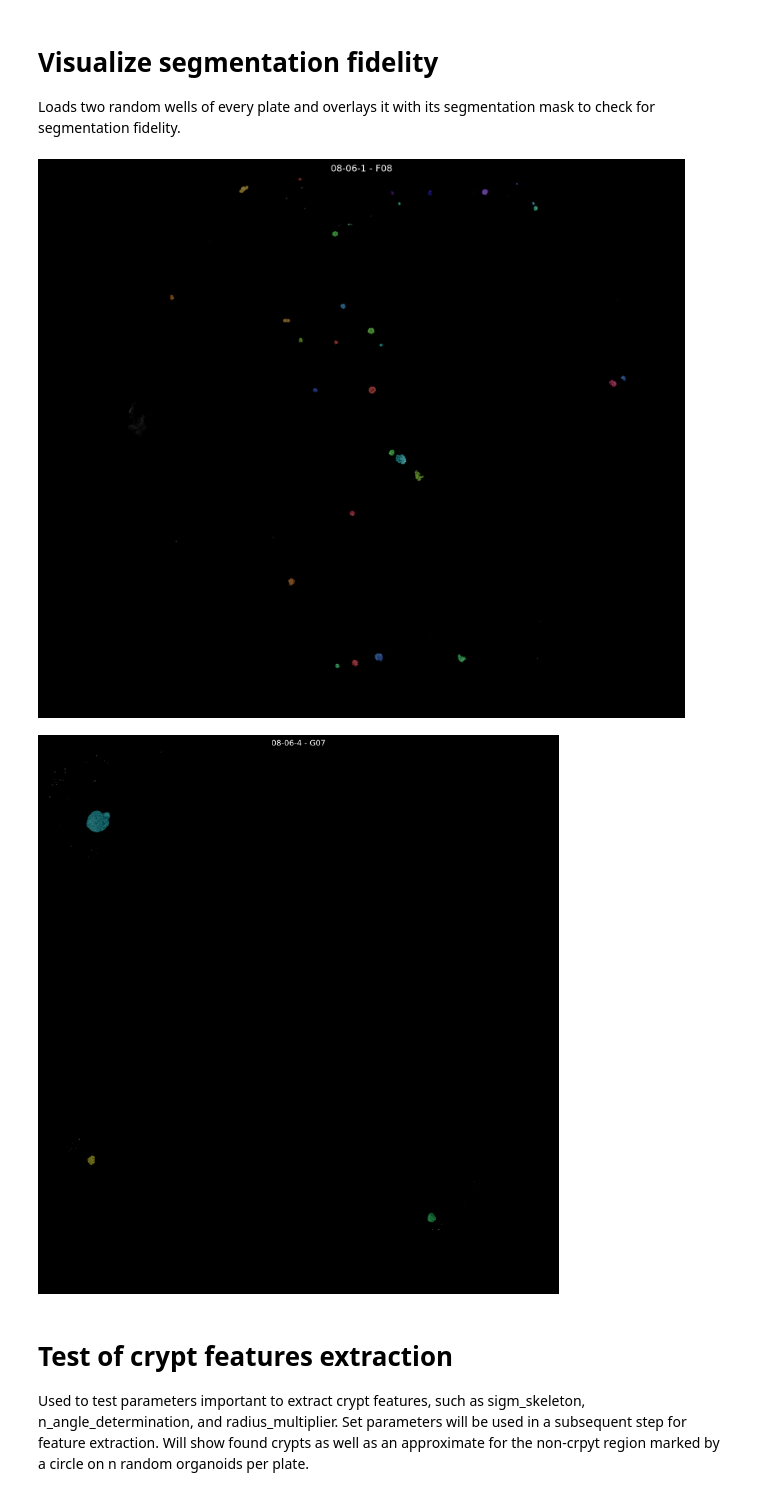
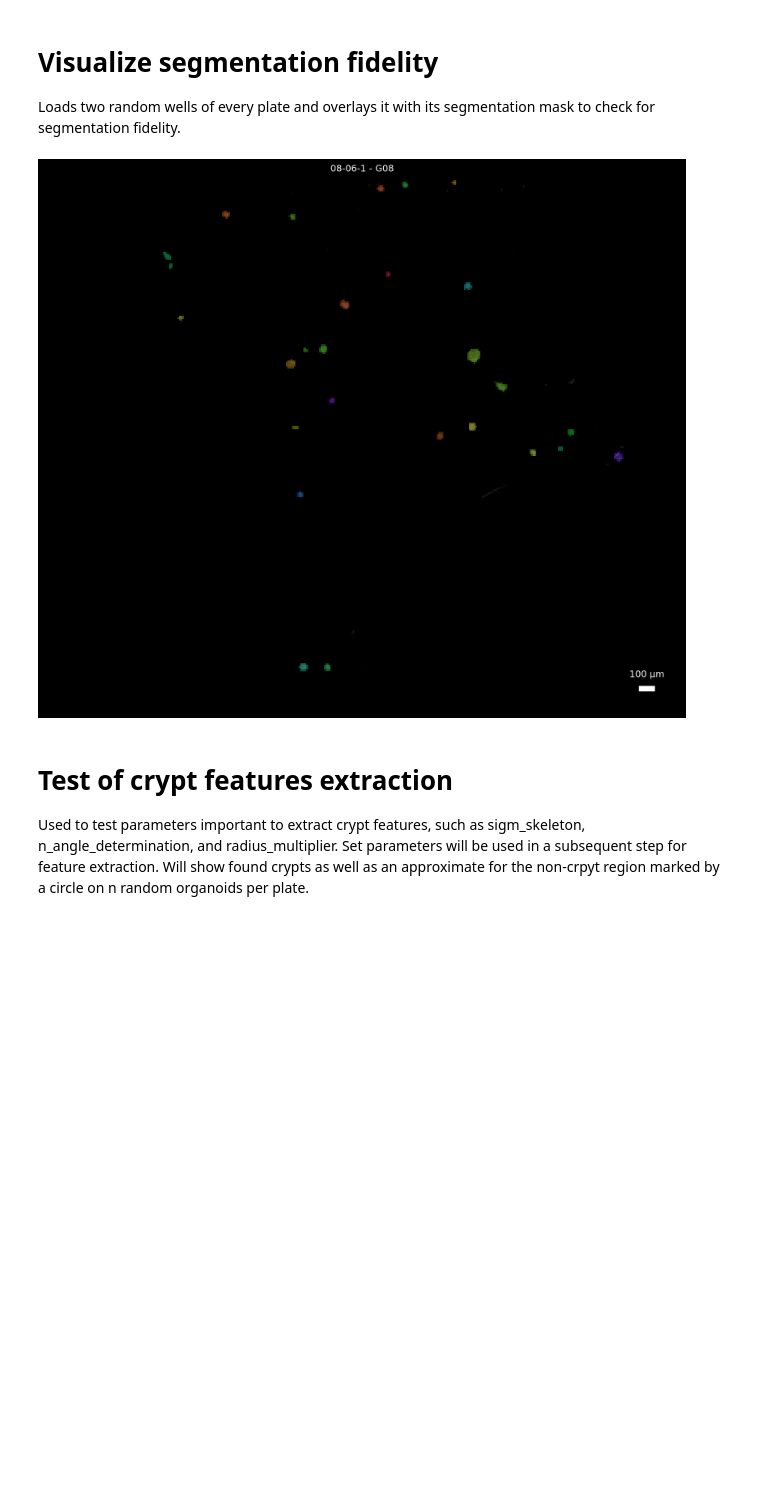
Before and after one commit to fmi-basel/ATMC_Analysis, a Jupyter notebook: 1_FeatureExtraction.ipynb, the cells around one changed output. Cells and saved outputs as stored; diff of their text form; code cells hidden in the pictures; blank space fills up the shorter version.

```diff
--- a/1_FeatureExtraction.ipynb
+++ b/1_FeatureExtraction.ipynb
@@ -138,22 +121,22 @@ Loads two random wells of every plate and overlays it with its segmentation mask
 # %%
 channel = [0] # Channel to plot. Related to order of stainings in "stainings" dictionary.
 channel_colors = ["Gray"] # Color of channel to plot.
 channel_ranges = [[100,4000]] # Range of values to plot for channel. Must
 n = 1 # Number of wells to plot per timepoint.
-pyriamid_lvl_plot = 2 # OME_zarr Pyramid level to plot.
+pyriamid_lvl_plot = 4 # OME_zarr Pyramid level to plot.
 
 segmentation_fidelity_check(
     ome_zarr_dict,
     channels = channel,
     channel_colors = channel_colors,
     channel_ranges = channel_ranges,
     n = n,
     label_name = label_name,
+    scalebar_micrometer = 100,
     pyramid_lvl_plot = pyriamid_lvl_plot
     )
 # %% [output]
-[figure, old version]
+[figure, new version]
-[figure, removed]
 # %% [markdown]
 # Test of crypt features extraction
 
```
Also changed, not shown: parts of 53 cells of this notebook, 9 other files.
